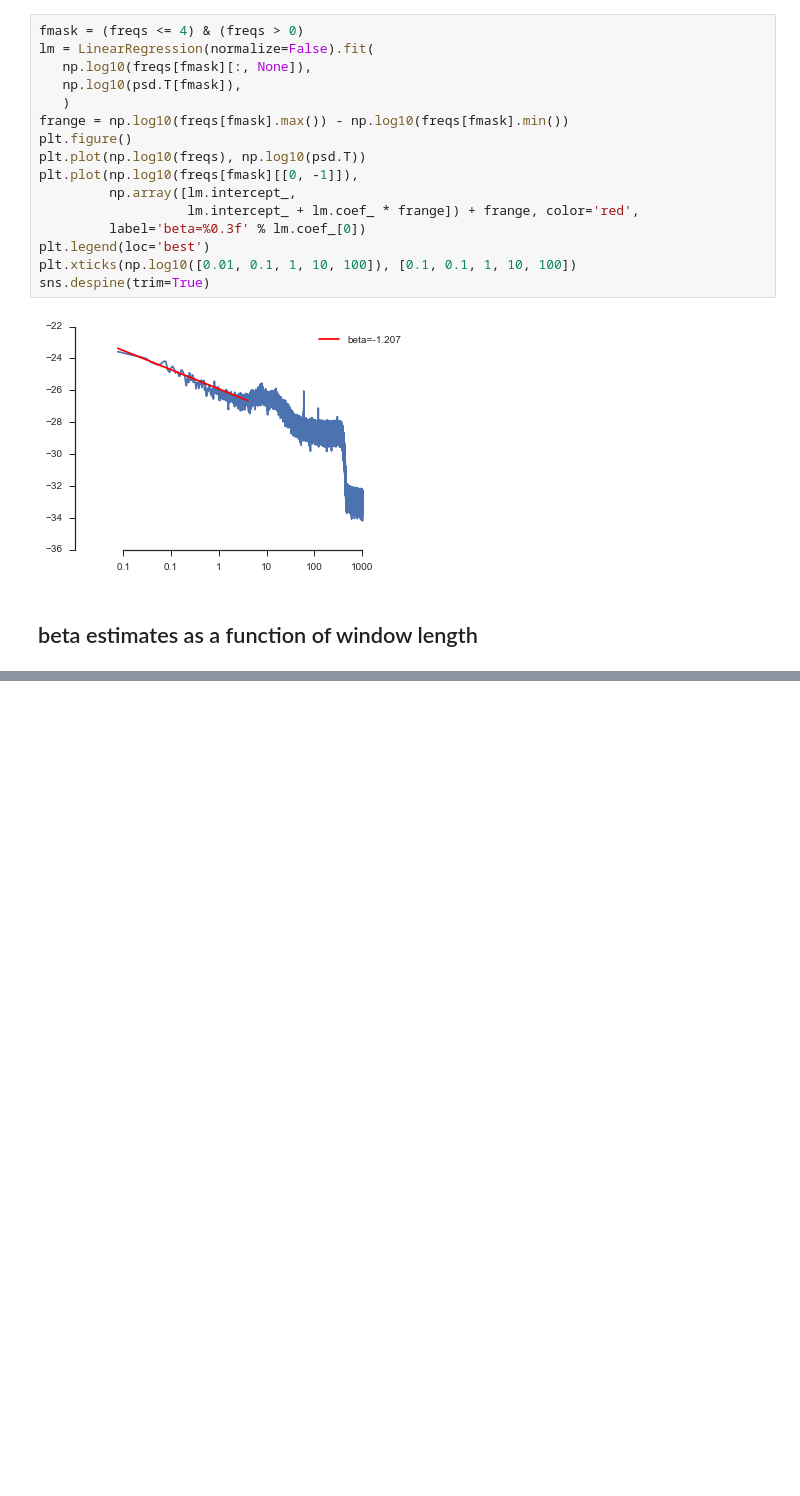
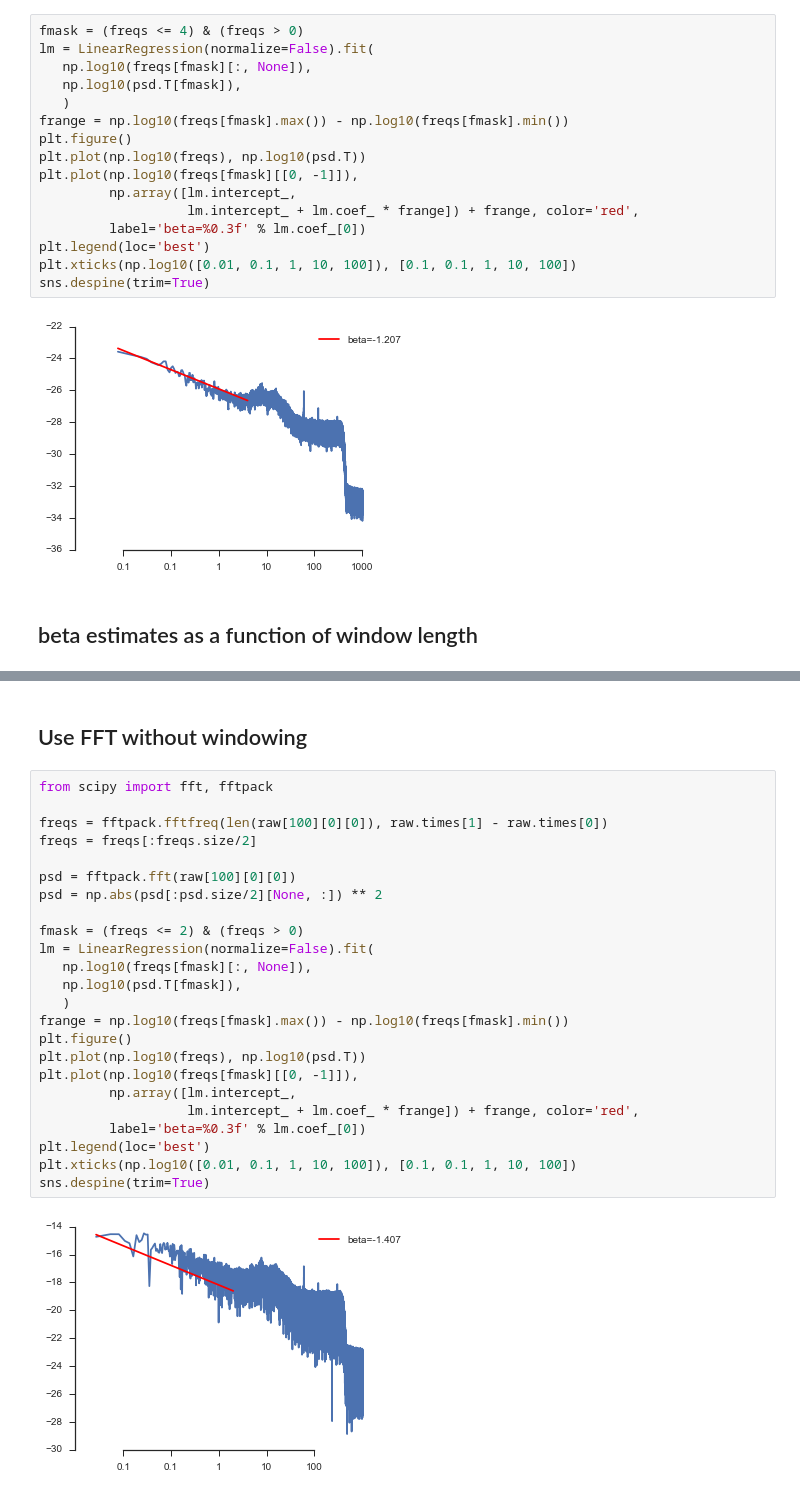
Before and after one commit to neurospin/meg_study_dynamic_scales, a Jupyter notebook: scripts/paper_check_powerlaw_fit.ipynb, the cells around one changed output, grey strips where cells are left out. Saved outputs shown, nothing was run; the diff lists cells and outputs as text; blank space fills up the shorter version.

```diff
--- a/scripts/paper_check_powerlaw_fit.ipynb
+++ b/scripts/paper_check_powerlaw_fit.ipynb
@@ -178,0 +190,28 @@ for exp in [12, 13, 14, 15, 16, 17, 18]:
+# %% [markdown]
+## Use FFT without windowing
+# %%
+from scipy import fft, fftpack
+
+freqs = fftpack.fftfreq(len(raw[100][0][0]), raw.times[1] - raw.times[0])
+freqs = freqs[:freqs.size/2]
+
+psd = fftpack.fft(raw[100][0][0])
+psd = np.abs(psd[:psd.size/2][None, :]) ** 2
+
+fmask = (freqs <= 2) & (freqs > 0)
+lm = LinearRegression(normalize=False).fit(
+   np.log10(freqs[fmask][:, None]),
+   np.log10(psd.T[fmask]),
+   )
+frange = np.log10(freqs[fmask].max()) - np.log10(freqs[fmask].min())
+plt.figure()
+plt.plot(np.log10(freqs), np.log10(psd.T))
+plt.plot(np.log10(freqs[fmask][[0, -1]]),
+         np.array([lm.intercept_,
+                   lm.intercept_ + lm.coef_ * frange]) + frange, color='red',
+         label='beta=%0.3f' % lm.coef_[0])
+plt.legend(loc='best')
+plt.xticks(np.log10([0.01, 0.1, 1, 10, 100]), [0.1, 0.1, 1, 10, 100])
+sns.despine(trim=True)
+# %% [output]
+[figure, added]
```
Also changed, not shown: parts of 18 cells of this notebook, 1 other file.
